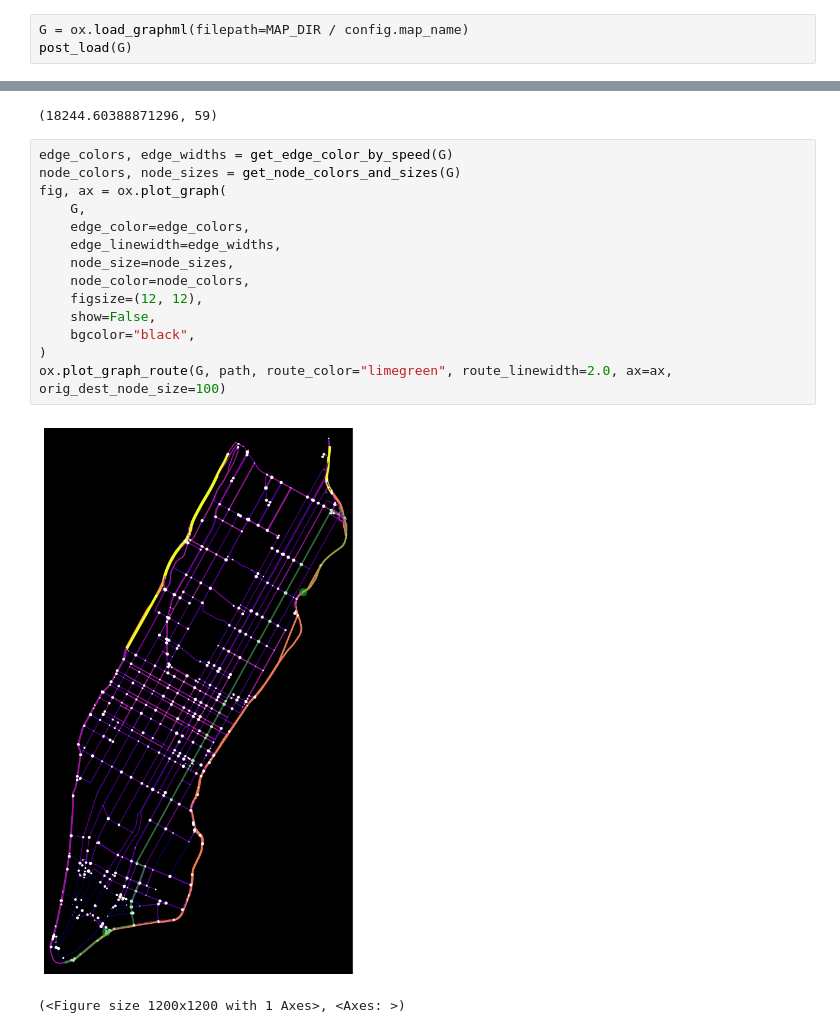
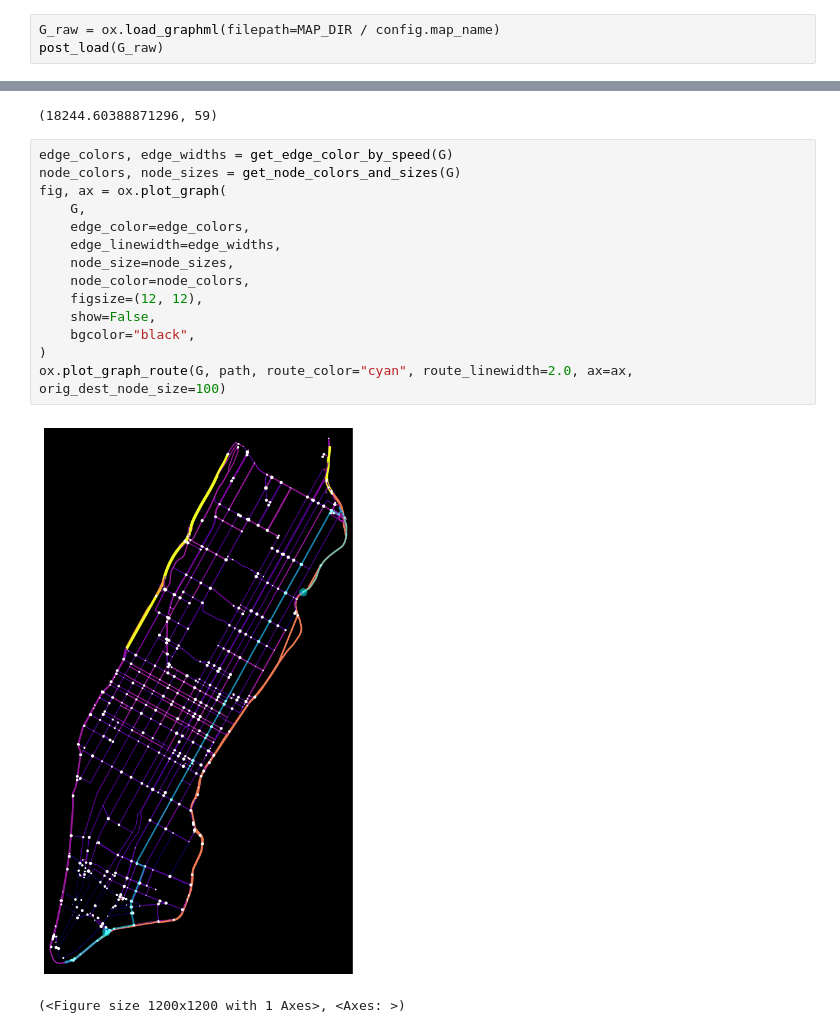
Before and after one commit to akseldkw07/Waymo-Agent, a Jupyter notebook: notebooks/scratch.ipynb, the cells around one changed output, grey strips where cells are left out. Cells and saved outputs as stored; diff of their text form.

```diff
--- a/notebooks/scratch.ipynb
+++ b/notebooks/scratch.ipynb
@@ -24,6 +24,6 @@ config.map_name
 # %% [output]
 'manhattan-sparse-774-nodes-enriched.graphml'
 # %%
-G = ox.load_graphml(filepath=MAP_DIR / config.map_name)
-post_load(G)
+G_raw = ox.load_graphml(filepath=MAP_DIR / config.map_name)
+post_load(G_raw)
 # %%
@@ -58,17 +49,17 @@ maxlen, len(path)
 # %%
 edge_colors, edge_widths = get_edge_color_by_speed(G)
 node_colors, node_sizes = get_node_colors_and_sizes(G)
 fig, ax = ox.plot_graph(
     G,
     edge_color=edge_colors,
     edge_linewidth=edge_widths,
     node_size=node_sizes,
     node_color=node_colors,
     figsize=(12, 12),
     show=False,
     bgcolor="black",
 )
-ox.plot_graph_route(G, path, route_color="limegreen", route_linewidth=2.0, ax=ax, orig_dest_node_size=100)
+ox.plot_graph_route(G, path, route_color="cyan", route_linewidth=2.0, ax=ax, orig_dest_node_size=100)
 # %% [output]
-[figure, old version]
+[figure, new version]
 (<Figure size 1200x1200 with 1 Axes>, <Axes: >)
```
Also changed, not shown: parts of 8 cells of this notebook, 19 other files.
